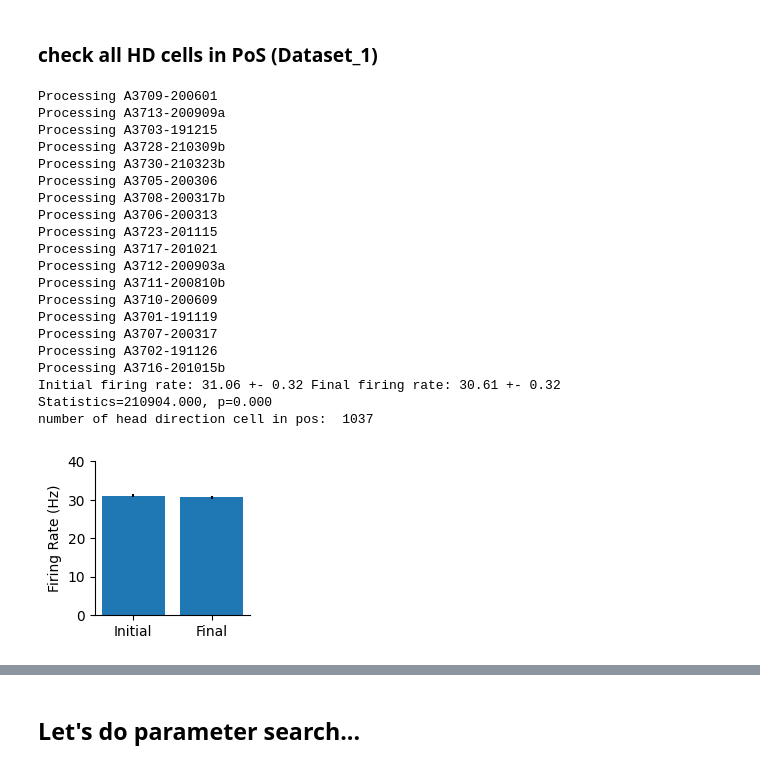
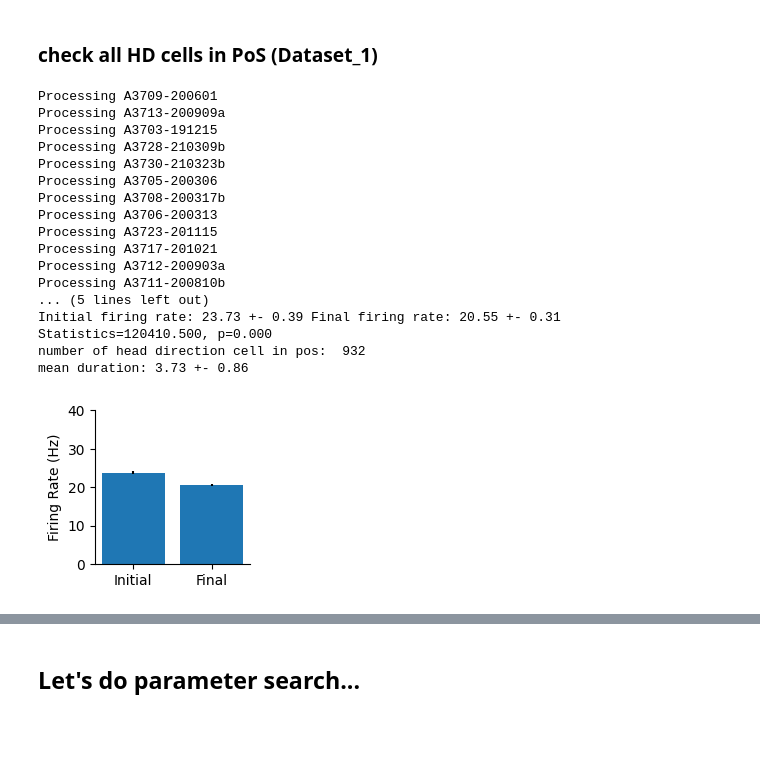
Before and after one commit to ZilongJi/HDPhasePrecession, a Jupyter notebook: getfiringrateadaptation.ipynb, the cells around one changed output, grey strips where cells are left out. Drawn from its saved outputs; the diff is of its cells as text; code cells hidden in the pictures; blank space fills up the shorter version.

Commit message:
check adaptation

```diff
--- a/getfiringrateadaptation.ipynb
+++ b/getfiringrateadaptation.ipynb
@@ -479,30 +504,41 @@ Statistics=1505.000, p=0.000
 # %% [markdown]
 ### check all HD cells in PoS (Dataset_1)
 # %%
-degreerange = 10 #Taube & Muller 1998 used 6 here
-timecut = 0.2 #Taube & Muller 1998 used 0.16 here
-timelength = 0.01 #2*timecut
+rotType = 'still'
+if rotType == 'still':
+    degreerange = 15
+    timecut = 0.15
+    timelength = 1.5
+elif rotType == 'rot':
+    degreerange = 15
+    timecut = None
+    timelength = 0.01
+else:
+    raise ValueError('rotType should be still or rot')
 
 datafolder = '/home/zilong/Desktop/HDPhasePrecession/DuszkiewiczData/Dataset_1/'
 area = 'pos'
 
-initial_instfr, final_instfr, durations = get_adaptation_for_all(datafolder,
+initial_instfr_pos1, final_instfr_pos1, durations_pos1 = get_adaptation_for_all(datafolder,
                                                                  area,
                                                                  degreerange,
                                                                  timelength,
                                                                  timecut,
-                                                                 return_mean=False)
+                                                                 return_mean=False,
+                                                                 rotType=rotType)
 
-print('Initial firing rate: {:.2f} +- {:.2f} Final firing rate: {:.2f} +- {:.2f}'.format(np.mean(initial_instfr),
-                                                                         np.std(initial_instfr)/np.sqrt(len(initial_instfr)),
-                                                                         np.mean(final_instfr),
-                                                                         np.std(final_instfr)/np.sqrt(len(final_instfr))))
+print('Initial firing rate: {:.2f} +- {:.2f} Final firing rate: {:.2f} +- {:.2f}'.format(np.mean(initial_instfr_pos1),
+                                                                         np.std(initial_instfr_pos1)/np.sqrt(len(initial_instfr_pos1)),
+                                                                         np.mean(final_instfr_pos1),
+                                                                         np.std(final_instfr_pos1)/np.sqrt(len(final_instfr_pos1))))
 
 ##perform a wilcoxon signed rank test
-stat, p = wilcoxon(np.array(initial_instfr), np.array(final_instfr))
+stat, p = wilcoxon(np.array(initial_instfr_pos1), np.array(final_instfr_pos1))
 print('Statistics=%.3f, p=%.3f' % (stat, p))
 
-print('number of head direction cell in pos: ', len(initial_instfr))
+print('number of head direction cell in pos: ', len(initial_instfr_pos1))
+
+print('mean duration: {:.2f} +- {:.2f}'.format(np.mean(durations_pos1), np.std(durations_pos1)/np.sqrt(len(durations_pos1))))
 # %% [output]
 Processing A3709-200601
 Processing A3713-200909a
@@ -516,30 +552,27 @@ Processing A3723-201115
 Processing A3717-201021
 Processing A3712-200903a
 Processing A3711-200810b
-Processing A3710-200609
-Processing A3701-191119
-Processing A3707-200317
-Processing A3702-191126
-Processing A3716-201015b
-Initial firing rate: 31.06 +- 0.32 Final firing rate: 30.61 +- 0.32
-Statistics=210904.000, p=0.000
-number of head direction cell in pos:  1037
+... (5 lines left out)
+Initial firing rate: 23.73 +- 0.39 Final firing rate: 20.55 +- 0.31
+Statistics=120410.500, p=0.000
+number of head direction cell in pos:  932
+mean duration: 3.73 +- 0.86
 # %%
 #do a bar plot of the initial and final firing rate with mean and sem
 fig, ax = plt.subplots(figsize=(2,2))
 ax.bar(['Initial', 'Final'],
-        [np.mean(initial_instfr), np.mean(final_instfr)],
-        yerr=[np.std(initial_instfr)/np.sqrt(len(initial_instfr)), np.std(final_instfr)/np.sqrt(len(final_instfr))])
+        [np.mean(initial_instfr_pos1), np.mean(final_instfr_pos1)],
+        yerr=[np.std(initial_instfr_pos1)/np.sqrt(len(initial_instfr_pos1)), np.std(final_instfr_pos1)/np.sqrt(len(final_instfr_pos1))])
 ax.set_ylabel('Firing Rate (Hz)')
 
 #ylim = 70-90
 ax.set_ylim([0, 40])
 
 #spines off
 ax.spines['top'].set_visible(False)
 ax.spines['right'].set_visible(False)
 # %% [output]
-[figure, old version]
+[figure, new version]
 # %%
 #subsample 97 cells from the pos dataset and redo the stats
 np.random.seed(0)
```
Also changed, not shown: parts of 15 cells of this notebook, 2 other files.
